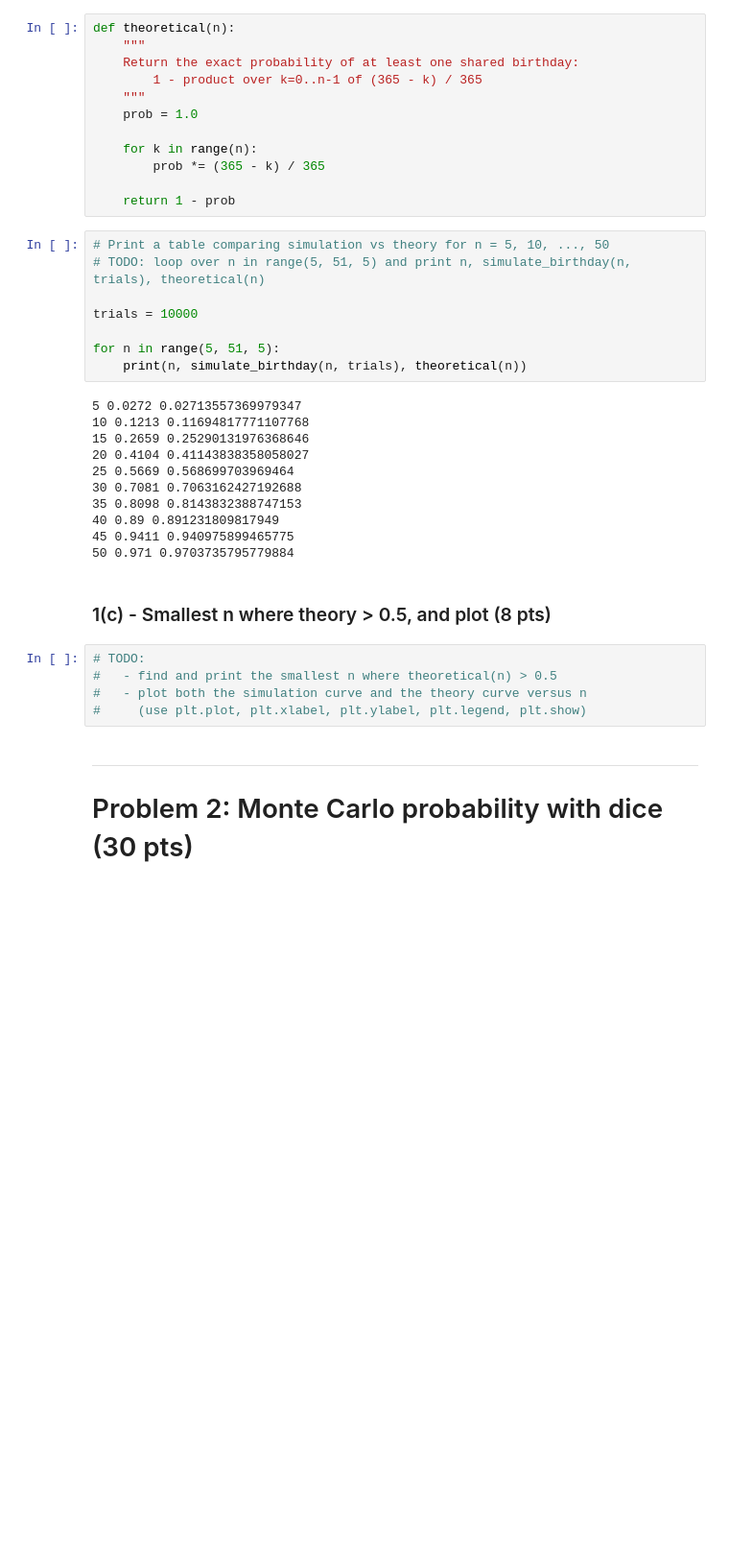
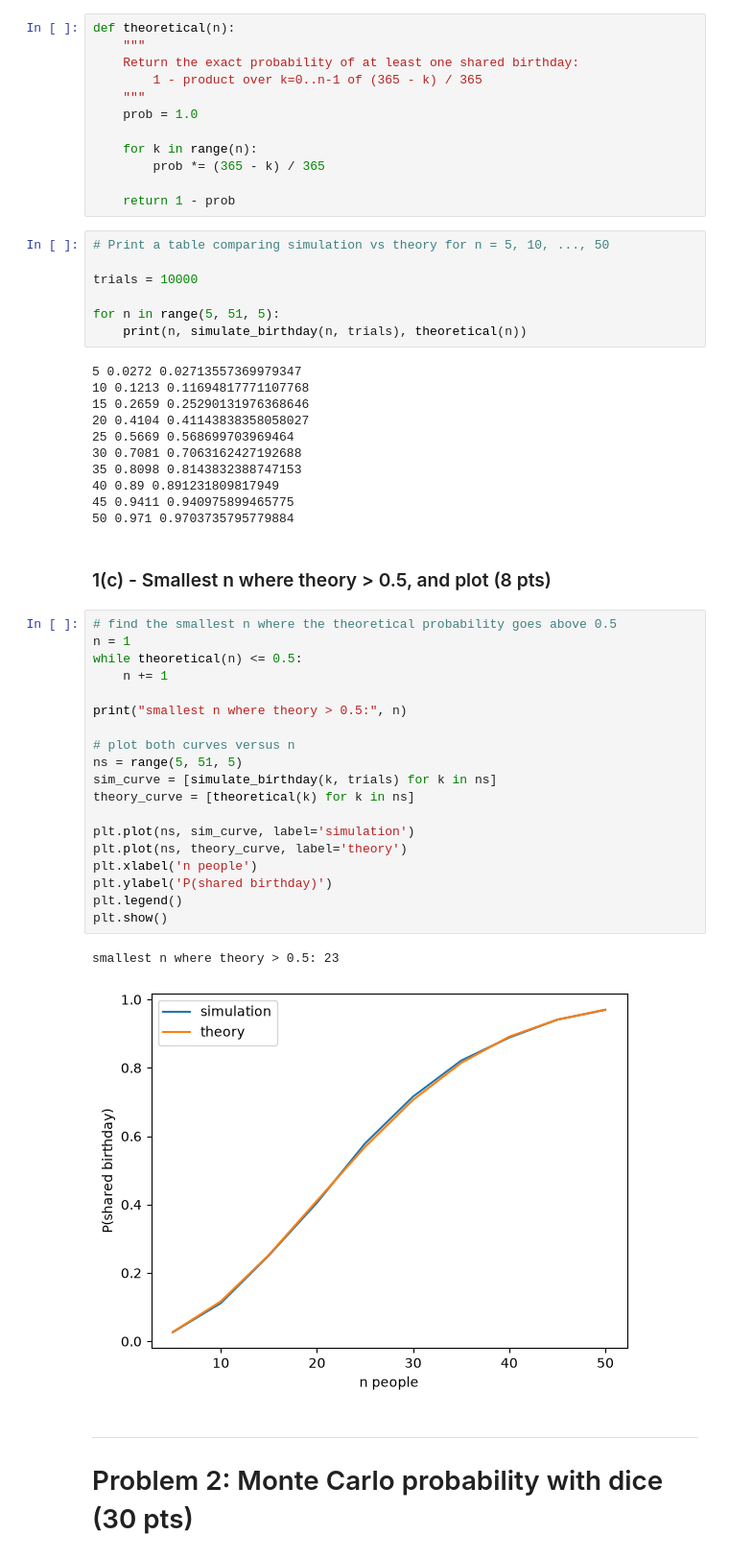
Before and after one commit to devloos/college, a Jupyter notebook: summer-2026/cecs-death/pa-1/pa1.ipynb, the cells around one changed output. Shown at 96% size. Cells and saved outputs as stored; diff of their text form; blank space fills up the shorter version.

Commit message:
Remove TODO comment and update execution count in pa1.ipynb. Add output for the smallest n where theory exceeds 0.5, including a generated plot for better visualization.

```diff
--- a/summer-2026/cecs-death/pa-1/pa1.ipynb
+++ b/summer-2026/cecs-death/pa-1/pa1.ipynb
@@ -57,7 +57,6 @@ def theoretical(n):
     return 1 - prob
 # %%
 # Print a table comparing simulation vs theory for n = 5, 10, ..., 50
-# TODO: loop over n in range(5, 51, 5) and print n, simulate_birthday(n, trials), theoretical(n)
 
 trials = 10000
 
@@ -76,11 +75,28 @@ for n in range(5, 51, 5):
 50 0.971 0.9703735795779884
 # %% [markdown]
 ### 1(c) - Smallest n where theory > 0.5, and plot (8 pts)
-# %%
-# TODO:
-#   - find and print the smallest n where theoretical(n) > 0.5
-#   - plot both the simulation curve and the theory curve versus n
-#     (use plt.plot, plt.xlabel, plt.ylabel, plt.legend, plt.show)
+# %%
+# find the smallest n where the theoretical probability goes above 0.5
+n = 1
+while theoretical(n) <= 0.5:
+    n += 1
+
+print("smallest n where theory > 0.5:", n)
+
+# plot both curves versus n
+ns = range(5, 51, 5)
+sim_curve = [simulate_birthday(k, trials) for k in ns]
+theory_curve = [theoretical(k) for k in ns]
+
+plt.plot(ns, sim_curve, label='simulation')
+plt.plot(ns, theory_curve, label='theory')
+plt.xlabel('n people')
+plt.ylabel('P(shared birthday)')
+plt.legend()
+plt.show()
+# %% [output]
+smallest n where theory > 0.5: 23
+[figure, added]
 # %% [markdown]
 ---
 # Problem 2: Monte Carlo probability with dice (30 pts)
```
Also changed, not shown: parts of 12 cells of this notebook.
